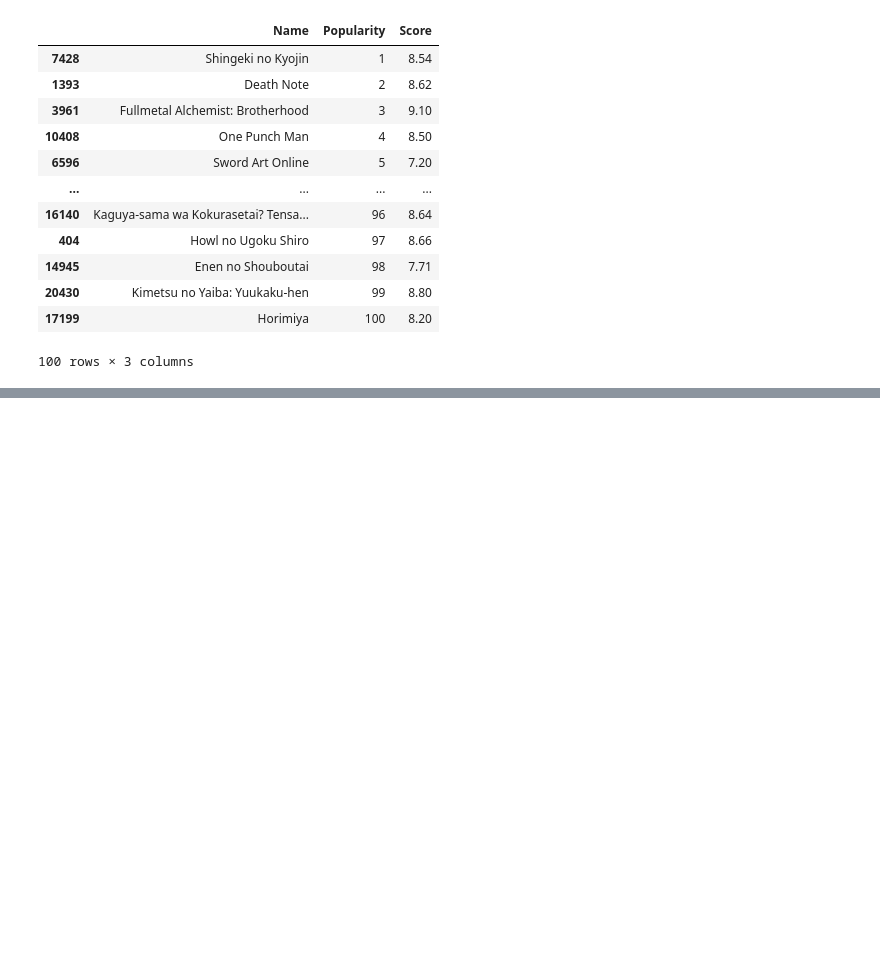
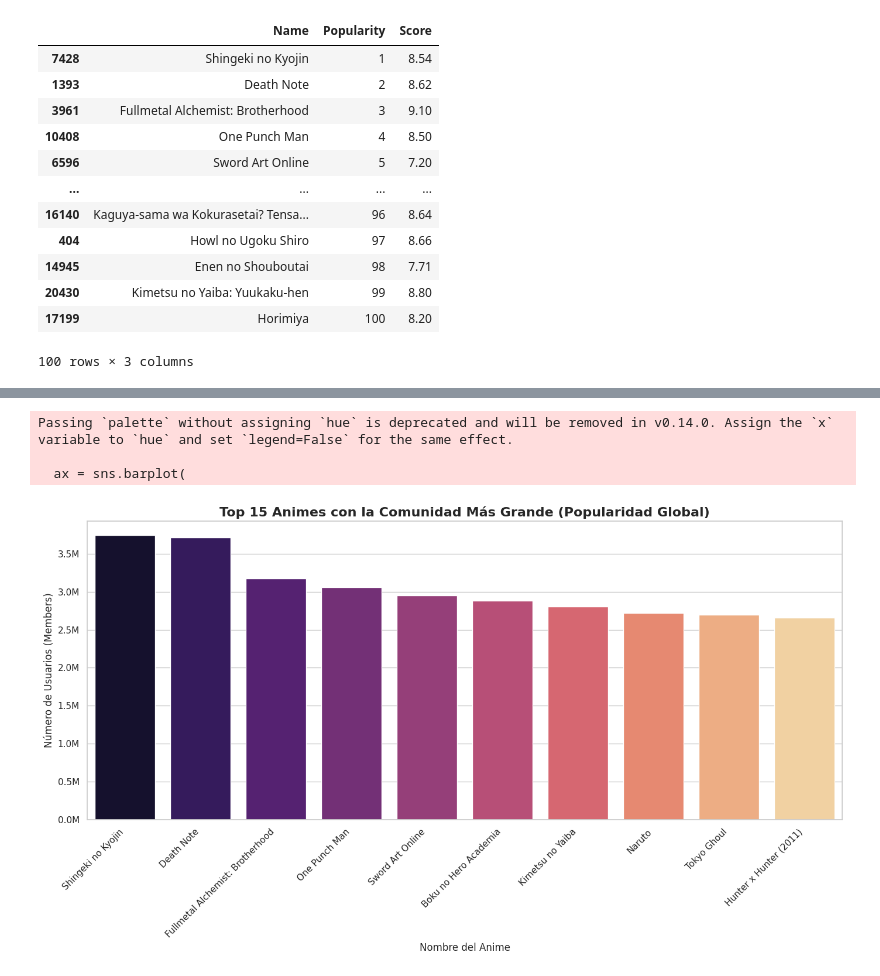
Before and after one commit to GabriTenreiro/TaskEDA, a Jupyter notebook: anime_notebook.ipynb, the cells around one changed output, grey strips where cells are left out. Cells and saved outputs as stored; diff of their text form; code cells hidden in the pictures; blank space fills up the shorter version.

```diff
--- a/anime_notebook.ipynb
+++ b/anime_notebook.ipynb
@@ -468,0 +295,9 @@ Passing `palette` without assigning `hue` is deprecated and will be removed in v
+# %%
+# 1. Exportar el DataFrame fusionado a un nuevo archivo CSV local
+# index=False evita que se guarde una columna extra con los números de índice
+df_top500_final.to_csv('top500_anime_enriched.csv', index=False)
+print("✅ Datos exportados exitosamente a 'top500_anime_enriched.csv'")
+
+# 2. Cargar los datos en un nuevo DataFrame definitivo para el análisis
+df_analisis = pd.read_csv('top500_anime_enriched.csv')
+print(f"📊 Nuevo DataFrame 'df_analisis' cargado con {len(df_analisis)} registros.")
@@ -468,0 +349,37 @@ Passing `palette` without assigning `hue` is deprecated and will be removed in v
+# %%
+import matplotlib.pyplot as plt
+import seaborn as sns
+
+# Configuración de estilo
+sns.set_theme(style="whitegrid")
+
+# 1. Gráfico de Barras Vertical: Top 15 Animes más Populares
+plt.figure(figsize=(14, 8)) # Hacemos la figura un poco más ancha para acomodar los nombres
+
+# Seleccionamos el Top 15 de nuestro dataframe de análisis
+top_15_populares = df_analisis.sort_values(by='Members', ascending=False).head(10)
+
+ax = sns.barplot(
+    data=top_15_populares,
+    x='Name',     # Ahora los nombres están en el eje X
+    y='Members',  # Y los números en el eje Y
+    palette='magma'
+)
+
+plt.title('Top 15 Animes con la Comunidad Más Grande (Popularidad Global)', fontsize=16, fontweight='bold')
+plt.xlabel('Nombre del Anime', fontsize=12)
+plt.ylabel('Número de Usuarios (Members)', fontsize=12)
+
+# Rotar las etiquetas del eje X para que los nombres sean legibles
+plt.xticks(rotation=45, ha='right')
+
+# Formatear el eje Y (ahora es el que tiene los números) para que muestre millones (ej. 3.5M)
+ax.yaxis.set_major_formatter(plt.FuncFormatter(lambda y, pos: f'{y*1e-6:.1f}M'))
+
+plt.tight_layout()
+plt.show()
+# %% [output]
+Passing `palette` without assigning `hue` is deprecated and will be removed in v0.14.0. Assign the `x` variable to `hue` and set `legend=False` for the same effect.
+
+  ax = sns.barplot(
+[figure, added]
```
Also changed, not shown: parts of 20 cells of this notebook, 1 other file.
